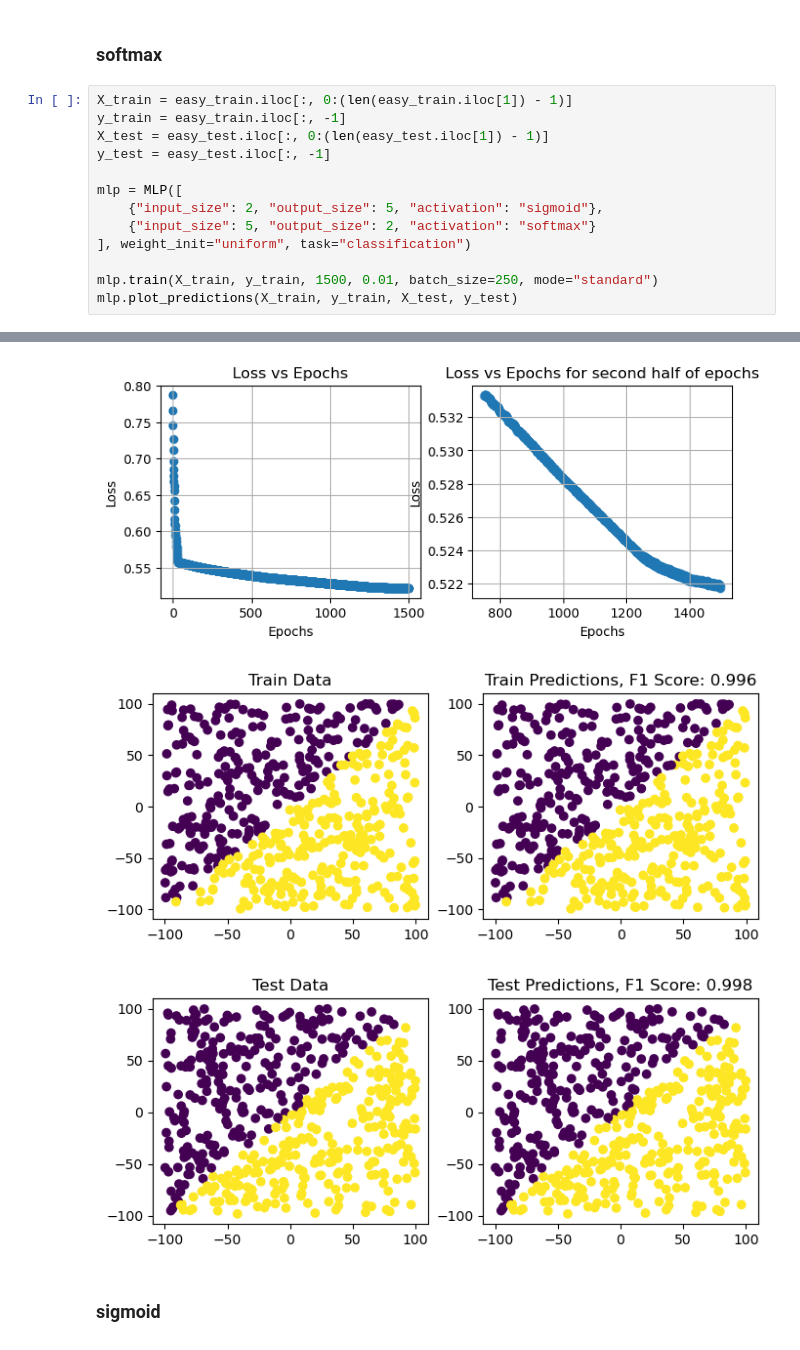
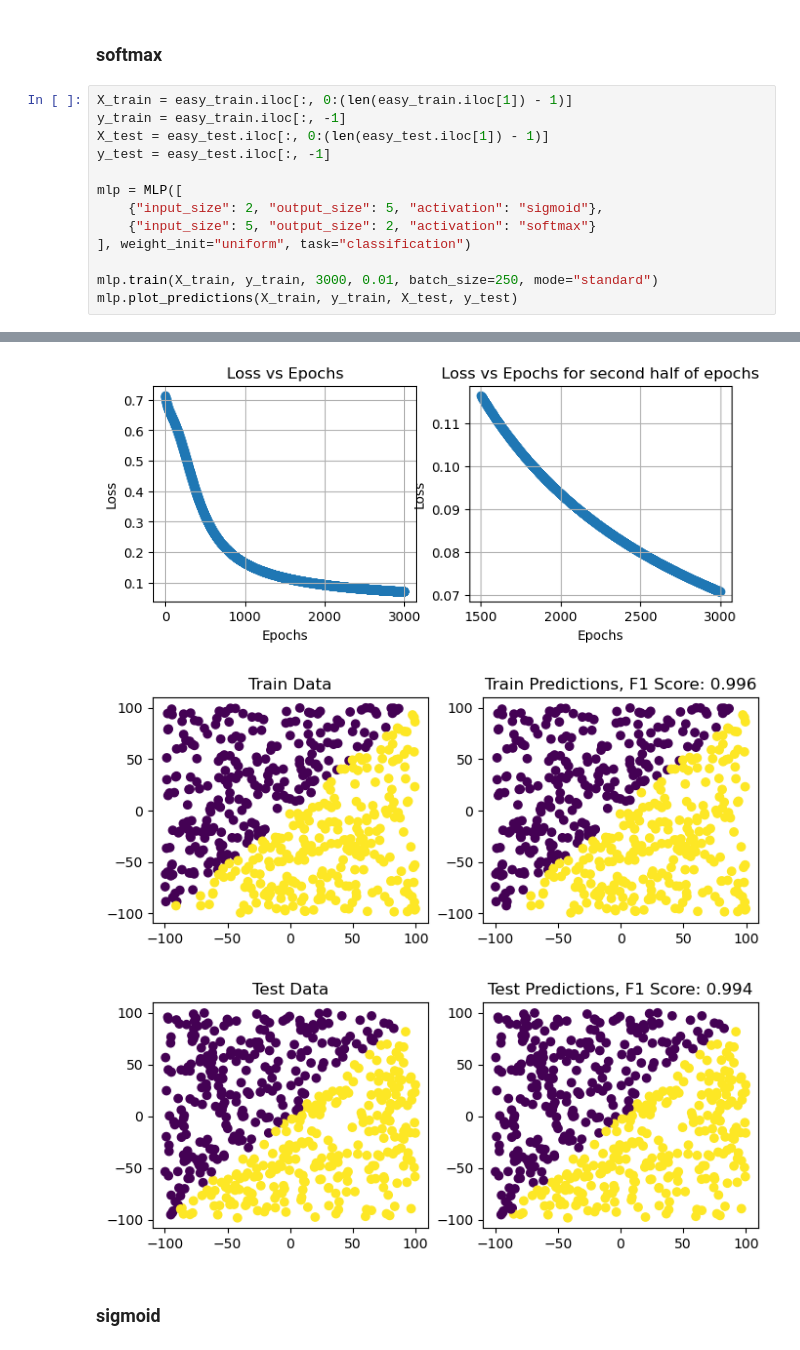
Before and after one commit to nataliachoszczyk/NeuralNetworks, a Jupyter notebook: NN/NN4.ipynb, the cells around one changed output, grey strips where cells are left out. Drawn from its saved outputs; the diff is of its cells as text.

```diff
--- a/NN/NN4.ipynb
+++ b/NN/NN4.ipynb
@@ -67,6 +187,6 @@ mlp = MLP([
     {"input_size": 5, "output_size": 2, "activation": "softmax"}
 ], weight_init="uniform", task="classification")
 
-mlp.train(X_train, y_train, 1500, 0.01, batch_size=250, mode="standard")
+mlp.train(X_train, y_train, 3000, 0.01, batch_size=250, mode="standard")
 mlp.plot_predictions(X_train, y_train, X_test, y_test)
 # %% [output]
@@ -90,6 +210,6 @@ Epoch 1500/1500, Loss: 0.5218795630792351, F1 Score: 0.996
-[figure, old version]
+[figure, new version]
-[figure, old version]
+[figure, new version]
-[figure, old version]
+[figure, new version]
 # %% [markdown]
 ### sigmoid
 # %%
```
Also changed, not shown: parts of 9 cells of this notebook, 2 other files.
